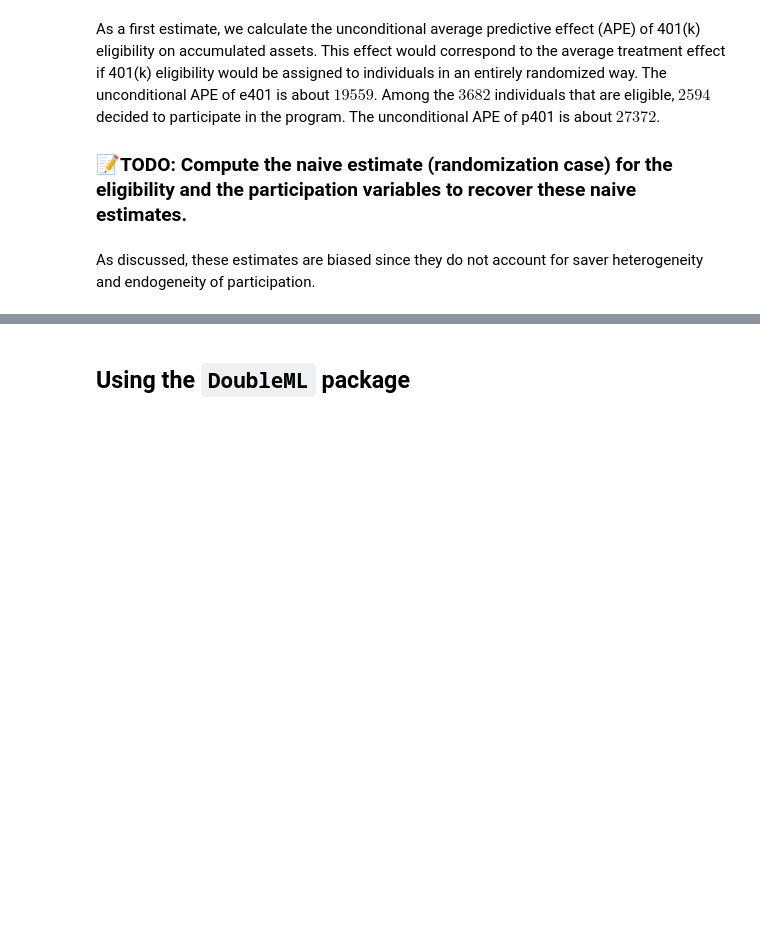
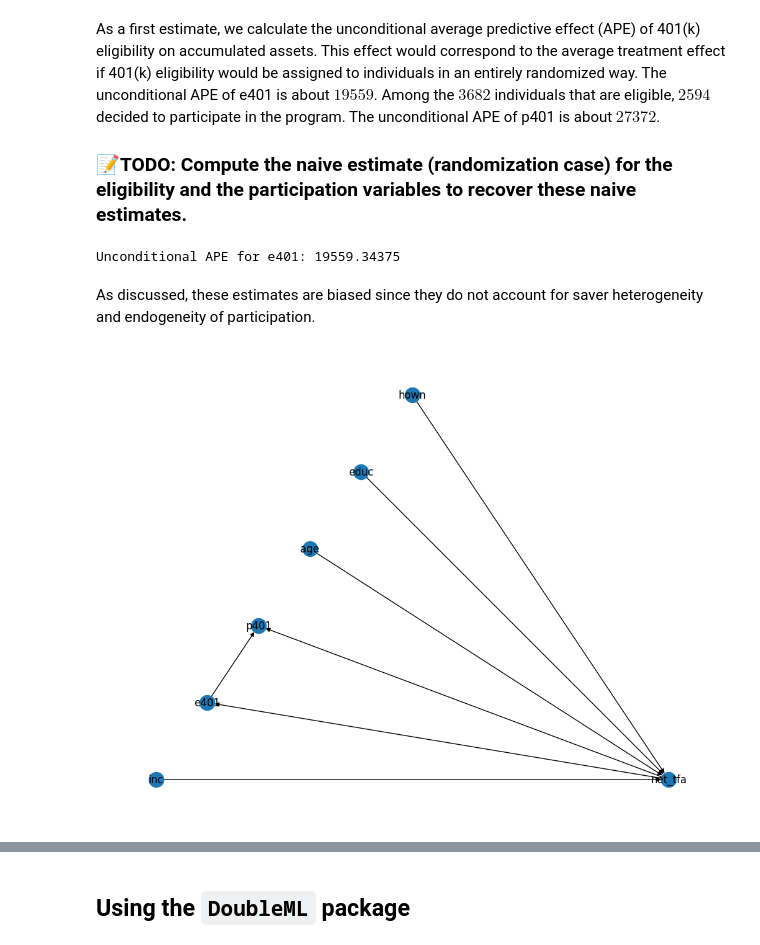
Before and after one commit to PaulJasson/ML-for-Eco, a Jupyter notebook: notebooks/3b_dags_double_ml_pension.ipynb, the cells around one changed output, grey strips where cells are left out. Cells and saved outputs as stored; diff of their text form; code cells hidden in the pictures; blank space fills up the shorter version.

```diff
--- a/notebooks/3b_dags_double_ml_pension.ipynb
+++ b/notebooks/3b_dags_double_ml_pension.ipynb
@@ -129,11 +160,39 @@ As a first estimate, we calculate the unconditional average predictive effect (A
 Among the $3682$ individuals that are eligible, $2594$ decided to participate in the program. The unconditional APE of p401 is about $27372$.
 
 ### 📝TODO: Compute the naive estimate (randomization case) for the eligibility and the participation variables to recover these naive estimates.
+# %%
+APE = data.groupby('e401')['net_tfa'].mean()
+
+print(f"Unconditional APE for e401: {APE[1] - APE[0]}")
+# %% [output]
+Unconditional APE for e401: 19559.34375
 # %% [markdown]
 As discussed, these estimates are biased since they do not account for saver heterogeneity and endogeneity of participation.
 # %%
 # Causal graph representation
 # ### 📝TODO: Use the `networkx` package to represent the causal graph of the data generating process. Think a little bit about what edges seems reasonable to include or not. To find the full variable labels, you can check the documentation [here](https://search.r-project.org/CRAN/refmans/hdm/html/pension.html).
+
+import pgmpy
+from pgmpy.base.DAG import DAG
+
+causal_graph = nx.DiGraph(
+    [
+        ("inc", "net_tfa"),
+        ("age", "net_tfa"),
+        ("educ", "net_tfa"),
+        ("hown", "net_tfa"),
+        ("net_tfa", "e401"),
+        ("e401", "p401"),
+        ("net_tfa", "p401")
+    ]
+)
+
+G = DAG(causal_graph)
+
+nx.draw_planar(G, with_labels=True)
+plt.show()
+# %% [output]
+[figure, added]
 # %%
 # Define the causal relationships
 # Confounders for e401 : hypothesis is that these variables affect the choice of the employer and thus the eligibility to a 401(k) plan
```
Also changed, not shown: parts of 3 cells of this notebook.
